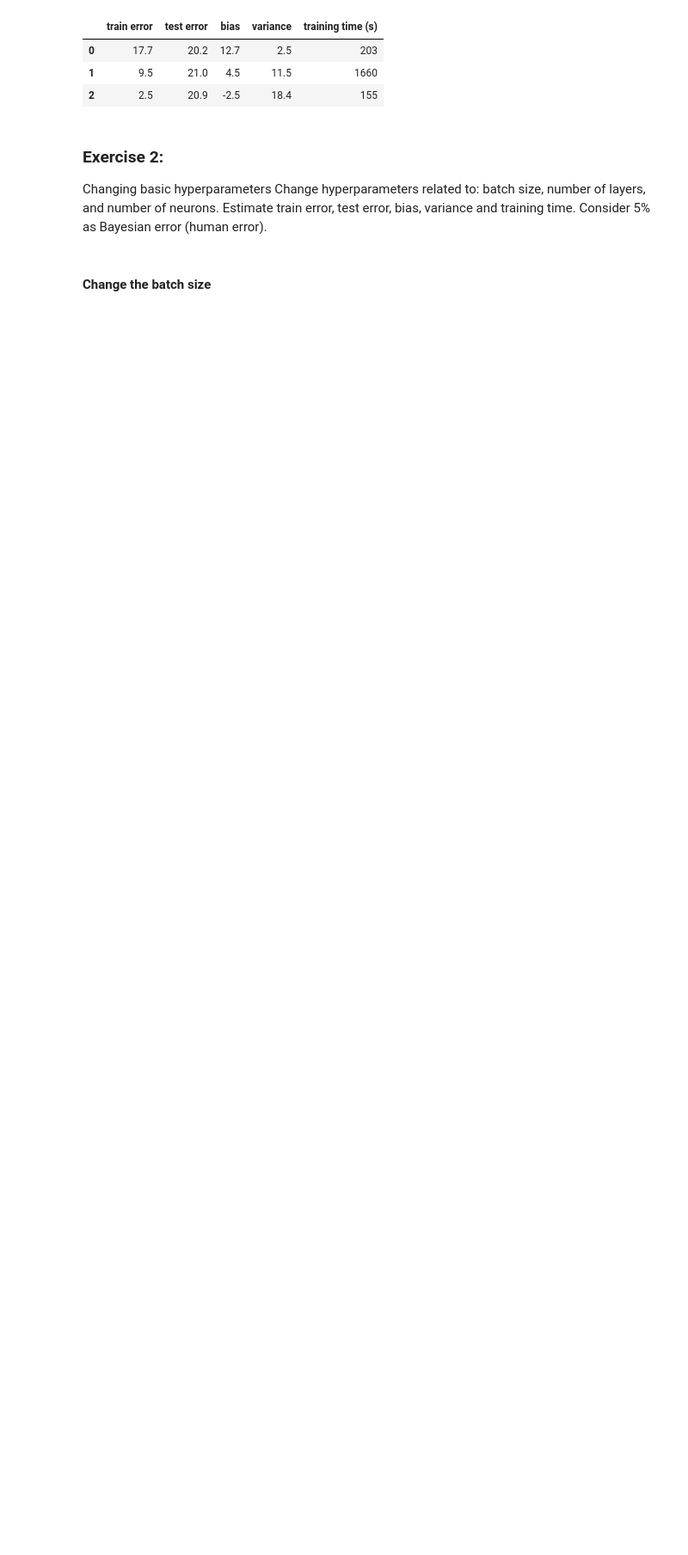
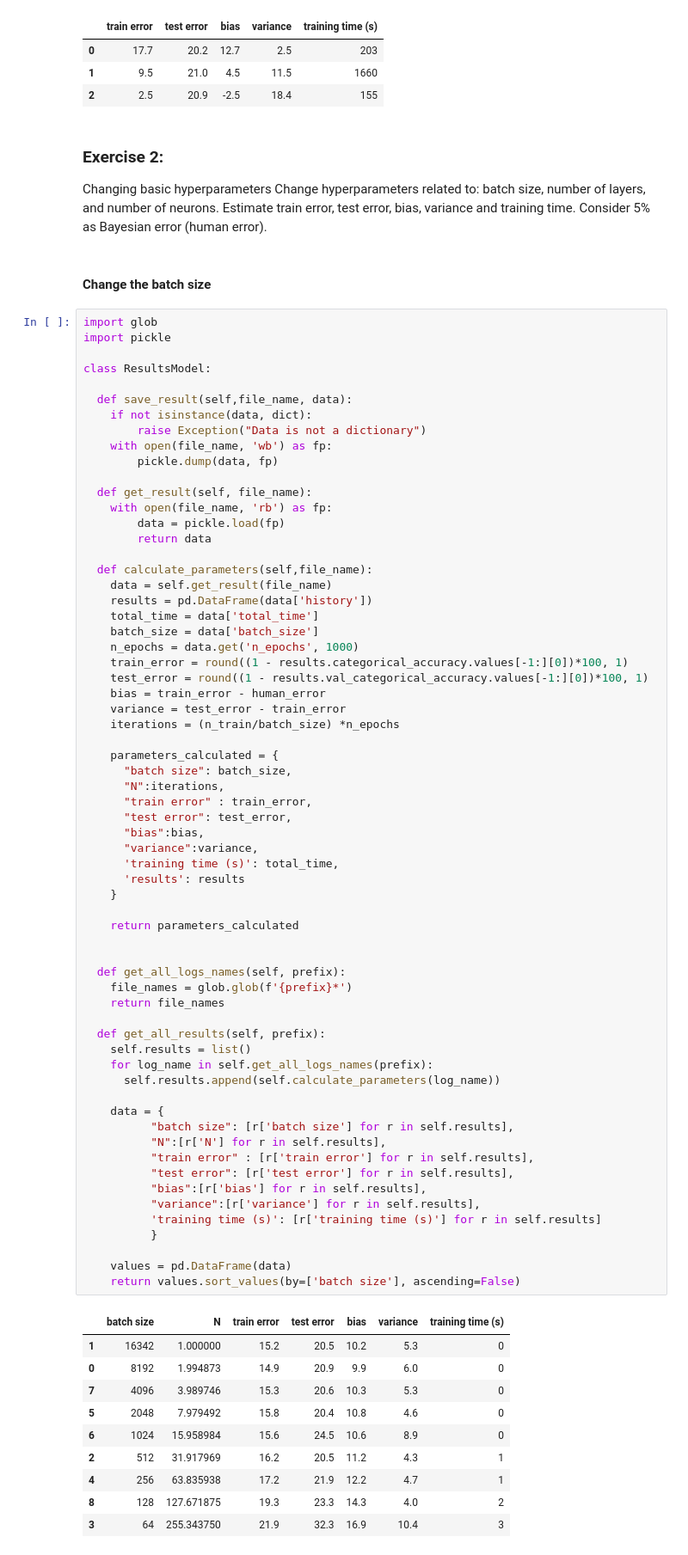
Before and after one commit to JaviMiot/exercises_deep_learning, a Jupyter notebook: Median_house_value.ipynb, the cells around one changed output. Shown: that part at 86% size. Cells and saved outputs as stored; diff of their text form; blank space fills up the shorter version.

Commit message:
feat: Add class to show result

```diff
--- a/Median_house_value.ipynb
+++ b/Median_house_value.ipynb
@@ -159,5 +144,80 @@ values
 Changing basic hyperparameters  Change hyperparameters related to: batch size, number of layers, and number of neurons. Estimate train error, test error, bias, variance and training time. Consider 5% as Bayesian error (human error).
 # %% [markdown]
 #### **Change the batch size**
+# %%
+import glob
+import pickle
+
+class ResultsModel:
+
+  def save_result(self,file_name, data):
+    if not isinstance(data, dict):
+        raise Exception("Data is not a dictionary")
+    with open(file_name, 'wb') as fp:
+        pickle.dump(data, fp)
+
+  def get_result(self, file_name):
+    with open(file_name, 'rb') as fp:
+        data = pickle.load(fp)
+        return data
+
+  def calculate_parameters(self,file_name):
+    data = self.get_result(file_name)
+    results = pd.DataFrame(data['history'])
+    total_time = data['total_time']
+    batch_size = data['batch_size']
+    n_epochs = data.get('n_epochs', 1000)
+    train_error = round((1 - results.categorical_accuracy.values[-1:][0])*100, 1)
+    test_error = round((1 - results.val_categorical_accuracy.values[-1:][0])*100, 1)
+    bias = train_error - human_error
+    variance = test_error - train_error
+    iterations = (n_train/batch_size) *n_epochs
+
+    parameters_calculated = {
+      "batch size": batch_size,
+      "N":iterations,
+      "train error" : train_error,
+      "test error": test_error,
+      "bias":bias,
+      "variance":variance,
+      'training time (s)': total_time,
+      'results': results
+    }
+
+    return parameters_calculated
+
+
+  def get_all_logs_names(self, prefix):
+    file_names = glob.glob(f'{prefix}*')
+    return file_names
+
+  def get_all_results(self, prefix):
+    self.results = list()
+    for log_name in self.get_all_logs_names(prefix):
+      self.results.append(self.calculate_parameters(log_name))
+
+    data = {
+          "batch size": [r['batch size'] for r in self.results],
+          "N":[r['N'] for r in self.results],
+          "train error" : [r['train error'] for r in self.results],
+          "test error": [r['test error'] for r in self.results],
+          "bias":[r['bias'] for r in self.results],
+          "variance":[r['variance'] for r in self.results],
+          'training time (s)': [r['training time (s)'] for r in self.results]
+          }
+
+    values = pd.DataFrame(data)
+    return values.sort_values(by=['batch size'], ascending=False)
+# %% [output]
+|  | batch size | N | train error | test error | bias | variance | training time (s) |
+| 1 | 16342 | 1.000000 | 15.2 | 20.5 | 10.2 | 5.3 | 0 |
+| 0 | 8192 | 1.994873 | 14.9 | 20.9 | 9.9 | 6.0 | 0 |
+| 7 | 4096 | 3.989746 | 15.3 | 20.6 | 10.3 | 5.3 | 0 |
+| 5 | 2048 | 7.979492 | 15.8 | 20.4 | 10.8 | 4.6 | 0 |
+| 6 | 1024 | 15.958984 | 15.6 | 24.5 | 10.6 | 8.9 | 0 |
+| 2 | 512 | 31.917969 | 16.2 | 20.5 | 11.2 | 4.3 | 1 |
+| 4 | 256 | 63.835938 | 17.2 | 21.9 | 12.2 | 4.7 | 1 |
+| 8 | 128 | 127.671875 | 19.3 | 23.3 | 14.3 | 4.0 | 2 |
+| 3 | 64 | 255.343750 | 21.9 | 32.3 | 16.9 | 10.4 | 3 |
 # %%
 n_epochs = 1000
```
Also changed, not shown: parts of 6 cells of this notebook.
